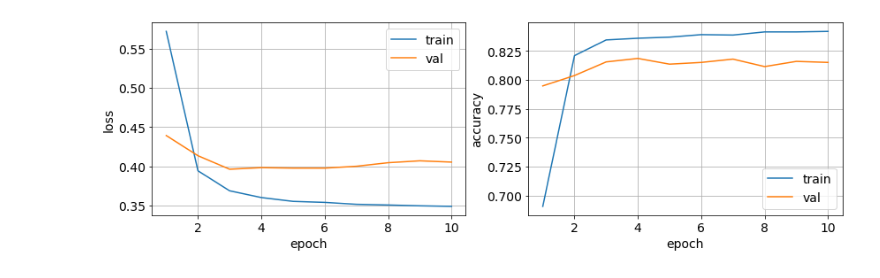
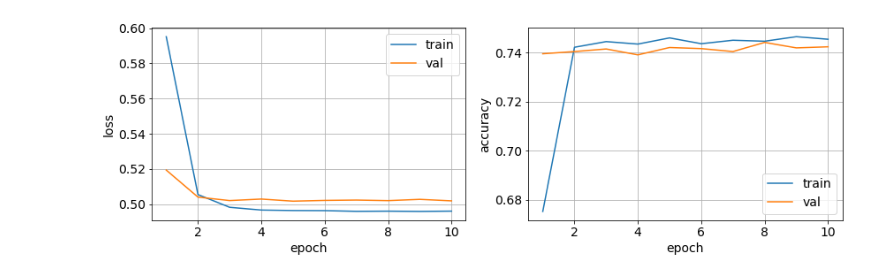
Before and after one commit to linjing-gz-gd/coursera-tensorflow-cert, a Jupyter notebook: C3-W2-embedding-sarcasm.ipynb, the cells around one changed output. Saved outputs shown, nothing was run; the diff lists cells and outputs as text; code cells hidden in the pictures.

```diff
--- a/C3-W2-embedding-sarcasm.ipynb
+++ b/C3-W2-embedding-sarcasm.ipynb
@@ -35,9 +37,3 @@ num_words = 10000
 embed_d = 16
 maxlen = 32
 trn_size = 20000
-# %%
-tokenizer = Tokenizer(num_words=num_words, oov_token='<OOV>')
-tokenizer.fit_on_texts(hls)
-
-sqs = tokenizer.texts_to_sequences(hls)
-sqs = pad_sequences(sqs, padding='post', maxlen=maxlen, truncating='post')
@@ -77,4 +39,0 @@ _________________________________________________________________
-# %%
-%%time
-
-history = model.fit(trn_sqs, trn_lbs, epochs=10, validation_data=(val_sqs, val_lbs))
@@ -104,0 +40,31 @@ utilities.plot_train_val_metrics(history, metrics=['loss', 'accuracy'])
+# %%
+def fit_sarcasm(num_words, embed_d, maxlen, dense_neuron=0, trn_size=20000, epochs=10):
+    tokenizer = Tokenizer(num_words=num_words, oov_token='<OOV>')
+    tokenizer.fit_on_texts(hls[:trn_size])
+
+    sqs = tokenizer.texts_to_sequences(hls)
+    sqs = pad_sequences(sqs, padding='post', maxlen=maxlen, truncating='post')
+
+    trn_sqs, val_sqs = sqs[:trn_size], sqs[trn_size:]
+    trn_lbs, val_lbs = lbs[:trn_size], lbs[trn_size:]
+
+    if dense_neuron == 0:
+        model = keras.models.Sequential([
+            keras.layers.Embedding(num_words, embed_d, input_length=maxlen),
+            keras.layers.GlobalAveragePooling1D(),
+            keras.layers.Dense(1, activation='sigmoid'),
+        ])
+    else:
+        model = keras.models.Sequential([
+            keras.layers.Embedding(num_words, embed_d, input_length=maxlen),
+            keras.layers.GlobalAveragePooling1D(),
+            keras.layers.Dense(dense_neuron, activation='relu'),
+            keras.layers.Dense(1, activation='sigmoid'),
+        ])
+    model.summary()
+    model.compile(loss='binary_crossentropy', optimizer='adam', metrics=['accuracy'])
+
+    history = model.fit(trn_sqs, trn_lbs, epochs=epochs, validation_data=(val_sqs, val_lbs))
+    utilities.plot_train_val_metrics(history, metrics=['loss', 'accuracy'])
+
+    return model, tokenizer
@@ -149,6 +139,4 @@ _________________________________________________________________
 # %%
 %%time
-
-history2 = model2.fit(trn_sqs, trn_lbs, epochs=10, validation_data=(val_sqs, val_lbs))
-utilities.plot_train_val_metrics(history2, metrics=['loss', 'accuracy'])
+model, tokenizer = fit_sarcasm(num_words=100, embed_d=32, maxlen=8)
 # %% [output]
@@ -172,2 +160,2 @@ Wall time: 11.8 s
-[figure, old version]
+[figure, new version]
 # %%
```
Also changed, not shown: parts of 15 cells of this notebook, 3 other files.
